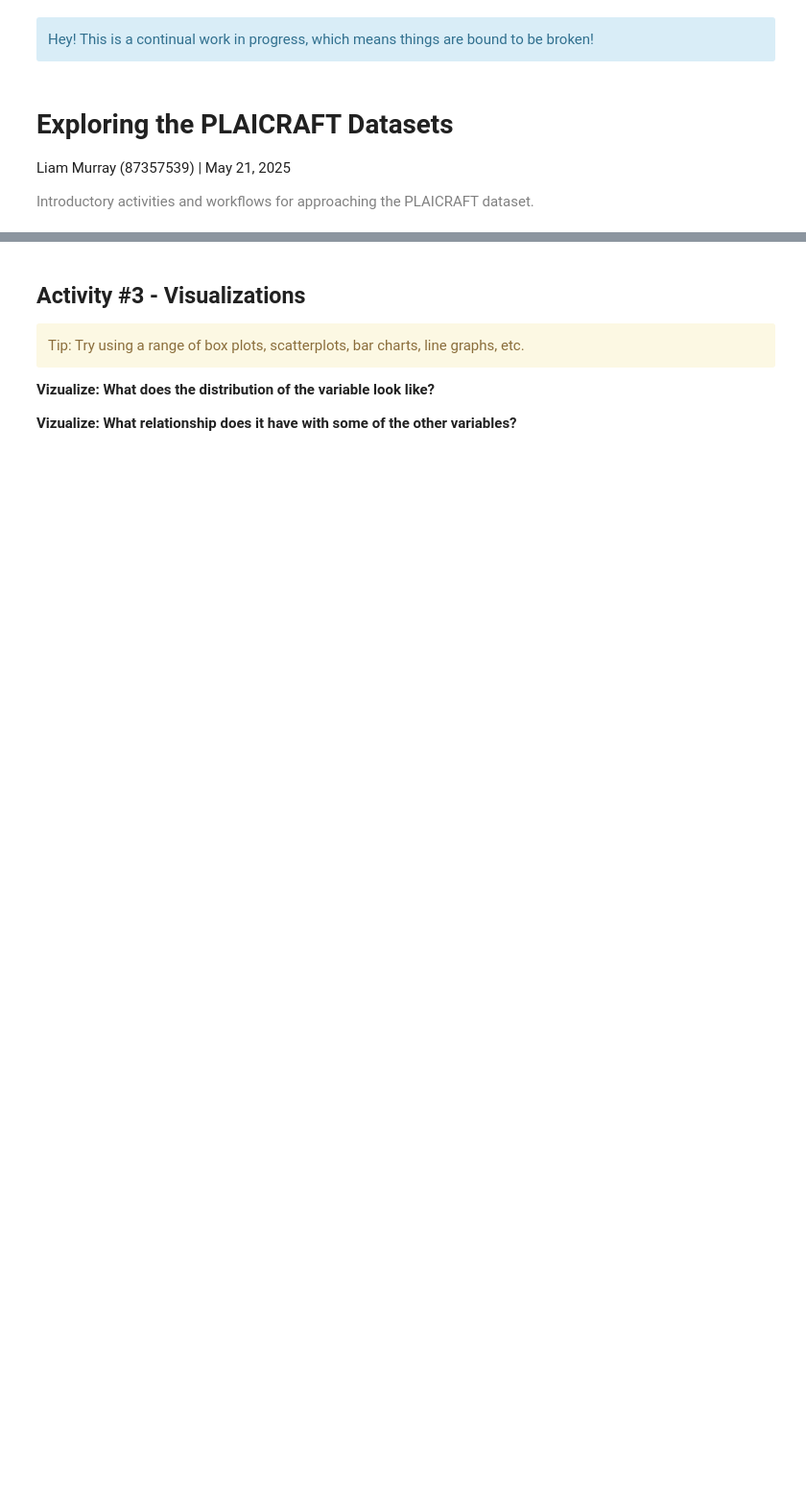
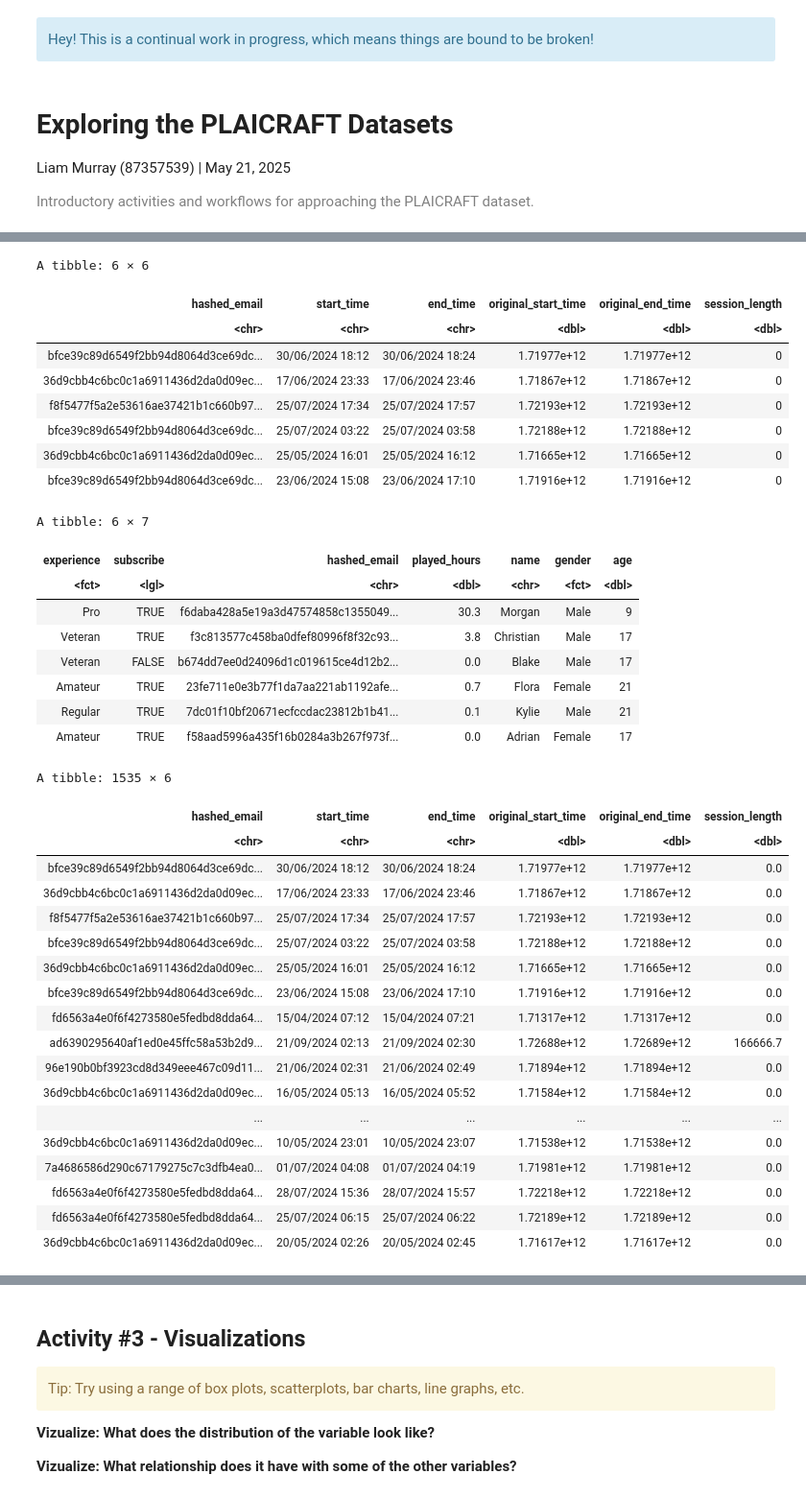
Before and after one commit to liammurray123/DSCI-100-Final-Project, a Jupyter notebook: Explore Datasets.ipynb, the cells around one changed output, grey strips where cells are left out. Shown: that part at 96% size. Saved outputs shown, nothing was run; the diff lists cells and outputs as text; code cells hidden in the pictures; blank space fills up the shorter version.

```diff
--- a/Explore Datasets.ipynb
+++ b/Explore Datasets.ipynb
@@ -15,3 +17,19 @@ A quick call to the database shows that there are ?? variables contained within
 # %%
-print("Q2 Here")
+library(tidyverse)
+require(janitor)
+library(lubridate)
+library(hms)
+
+session_data <- read_csv("data/sessions.csv") |>
+    clean_names() |>
+    mutate(session_length = (original_end_time - original_start_time)/60)
+player_data <- read_csv("data/players.csv") |>
+    clean_names() |>
+    mutate(gender = as_factor(gender)) |>
+    mutate(experience = as_factor(experience))
+
+head(session_data)
+head(player_data)
+
+session_data
 # %% [output]
@@ -19 +53,38 @@ print("Q2 Here")
+A tibble: 6 × 6
+| hashed_email | start_time | end_time | original_start_time | original_end_time | session_length |
+| <chr> | <chr> | <chr> | <dbl> | <dbl> | <dbl> |
+| bfce39c89d6549f2bb94d8064d3ce69dc... | 30/06/2024 18:12 | 30/06/2024 18:24 | 1.71977e+12 | 1.71977e+12 | 0 |
+| 36d9cbb4c6bc0c1a6911436d2da0d09ec... | 17/06/2024 23:33 | 17/06/2024 23:46 | 1.71867e+12 | 1.71867e+12 | 0 |
+| f8f5477f5a2e53616ae37421b1c660b97... | 25/07/2024 17:34 | 25/07/2024 17:57 | 1.72193e+12 | 1.72193e+12 | 0 |
+| bfce39c89d6549f2bb94d8064d3ce69dc... | 25/07/2024 03:22 | 25/07/2024 03:58 | 1.72188e+12 | 1.72188e+12 | 0 |
+| 36d9cbb4c6bc0c1a6911436d2da0d09ec... | 25/05/2024 16:01 | 25/05/2024 16:12 | 1.71665e+12 | 1.71665e+12 | 0 |
+| bfce39c89d6549f2bb94d8064d3ce69dc... | 23/06/2024 15:08 | 23/06/2024 17:10 | 1.71916e+12 | 1.71916e+12 | 0 |
+A tibble: 6 × 7
+| experience | subscribe | hashed_email | played_hours | name | gender | age |
+| <fct> | <lgl> | <chr> | <dbl> | <chr> | <fct> | <dbl> |
+| Pro | TRUE | f6daba428a5e19a3d47574858c1355049... | 30.3 | Morgan | Male | 9 |
+| Veteran | TRUE | f3c813577c458ba0dfef80996f8f32c93... | 3.8 | Christian | Male | 17 |
+| Veteran | FALSE | b674dd7ee0d24096d1c019615ce4d12b2... | 0.0 | Blake | Male | 17 |
+| Amateur | TRUE | 23fe711e0e3b77f1da7aa221ab1192afe... | 0.7 | Flora | Female | 21 |
+| Regular | TRUE | 7dc01f10bf20671ecfccdac23812b1b41... | 0.1 | Kylie | Male | 21 |
+| Amateur | TRUE | f58aad5996a435f16b0284a3b267f973f... | 0.0 | Adrian | Female | 17 |
+A tibble: 1535 × 6
+| hashed_email | start_time | end_time | original_start_time | original_end_time | session_length |
+| <chr> | <chr> | <chr> | <dbl> | <dbl> | <dbl> |
+| bfce39c89d6549f2bb94d8064d3ce69dc... | 30/06/2024 18:12 | 30/06/2024 18:24 | 1.71977e+12 | 1.71977e+12 | 0.0 |
+| 36d9cbb4c6bc0c1a6911436d2da0d09ec... | 17/06/2024 23:33 | 17/06/2024 23:46 | 1.71867e+12 | 1.71867e+12 | 0.0 |
+| f8f5477f5a2e53616ae37421b1c660b97... | 25/07/2024 17:34 | 25/07/2024 17:57 | 1.72193e+12 | 1.72193e+12 | 0.0 |
+| bfce39c89d6549f2bb94d8064d3ce69dc... | 25/07/2024 03:22 | 25/07/2024 03:58 | 1.72188e+12 | 1.72188e+12 | 0.0 |
+| 36d9cbb4c6bc0c1a6911436d2da0d09ec... | 25/05/2024 16:01 | 25/05/2024 16:12 | 1.71665e+12 | 1.71665e+12 | 0.0 |
+| bfce39c89d6549f2bb94d8064d3ce69dc... | 23/06/2024 15:08 | 23/06/2024 17:10 | 1.71916e+12 | 1.71916e+12 | 0.0 |
+| fd6563a4e0f6f4273580e5fedbd8dda64... | 15/04/2024 07:12 | 15/04/2024 07:21 | 1.71317e+12 | 1.71317e+12 | 0.0 |
+| ad6390295640af1ed0e45ffc58a53b2d9... | 21/09/2024 02:13 | 21/09/2024 02:30 | 1.72688e+12 | 1.72689e+12 | 166666.7 |
+| 96e190b0bf3923cd8d349eee467c09d11... | 21/06/2024 02:31 | 21/06/2024 02:49 | 1.71894e+12 | 1.71894e+12 | 0.0 |
+| 36d9cbb4c6bc0c1a6911436d2da0d09ec... | 16/05/2024 05:13 | 16/05/2024 05:52 | 1.71584e+12 | 1.71584e+12 | 0.0 |
+| ... | ... | ... | ... | ... | ... |
+| 36d9cbb4c6bc0c1a6911436d2da0d09ec... | 10/05/2024 23:01 | 10/05/2024 23:07 | 1.71538e+12 | 1.71538e+12 | 0.0 |
+| 7a4686586d290c67179275c7c3dfb4ea0... | 01/07/2024 04:08 | 01/07/2024 04:19 | 1.71981e+12 | 1.71981e+12 | 0.0 |
+| fd6563a4e0f6f4273580e5fedbd8dda64... | 28/07/2024 15:36 | 28/07/2024 15:57 | 1.72218e+12 | 1.72218e+12 | 0.0 |
+| fd6563a4e0f6f4273580e5fedbd8dda64... | 25/07/2024 06:15 | 25/07/2024 06:22 | 1.72189e+12 | 1.72189e+12 | 0.0 |
+| 36d9cbb4c6bc0c1a6911436d2da0d09ec... | 20/05/2024 02:26 | 20/05/2024 02:45 | 1.71617e+12 | 1.71617e+12 | 0.0 |
 # %% [markdown]
```
Also changed, not shown: parts of 7 cells of this notebook, 22 other files.
